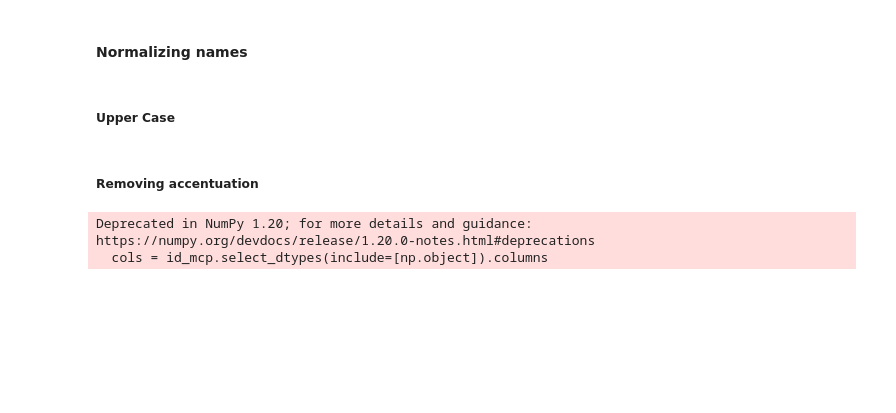
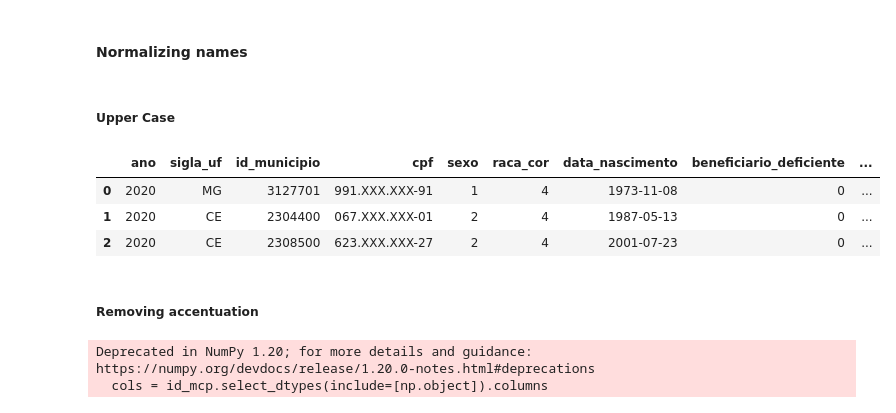
Before and after one commit to oterrab/portfolio-projects, a Jupyter notebook: python/basedosdados/bases/br_mec_prouni.bolsas/code/br_mec_prouni.bolsas.ipynb, the cells around one changed output. Saved outputs shown, nothing was run; the diff lists cells and outputs as text; code cells hidden in the pictures; blank space fills up the shorter version.

```diff
--- a/python/basedosdados/bases/br_mec_prouni.bolsas/code/br_mec_prouni.bolsas.ipynb
+++ b/python/basedosdados/bases/br_mec_prouni.bolsas/code/br_mec_prouni.bolsas.ipynb
@@ -150,3 +154,10 @@ for df in dfs:
+# %%
+dfs[12].head(3)
+# %% [output]
+|  | ano | sigla_uf | id_municipio | cpf | sexo | raca_cor | data_nascimento | beneficiario_deficiente | ... |
+| 0 | 2020 | MG | 3127701 | 991.XXX.XXX-91 | 1 | 4 | 1973-11-08 | 0 | ... |
+| 1 | 2020 | CE | 2304400 | 067.XXX.XXX-01 | 2 | 4 | 1987-05-13 | 0 | ... |
+| 2 | 2020 | CE | 2308500 | 623.XXX.XXX-27 | 2 | 4 | 2001-07-23 | 0 | ... |
 # %% [markdown]
 ##### Removing accentuation
 # %%
```
Also changed, not shown: parts of 2 cells of this notebook, 1 other file.
